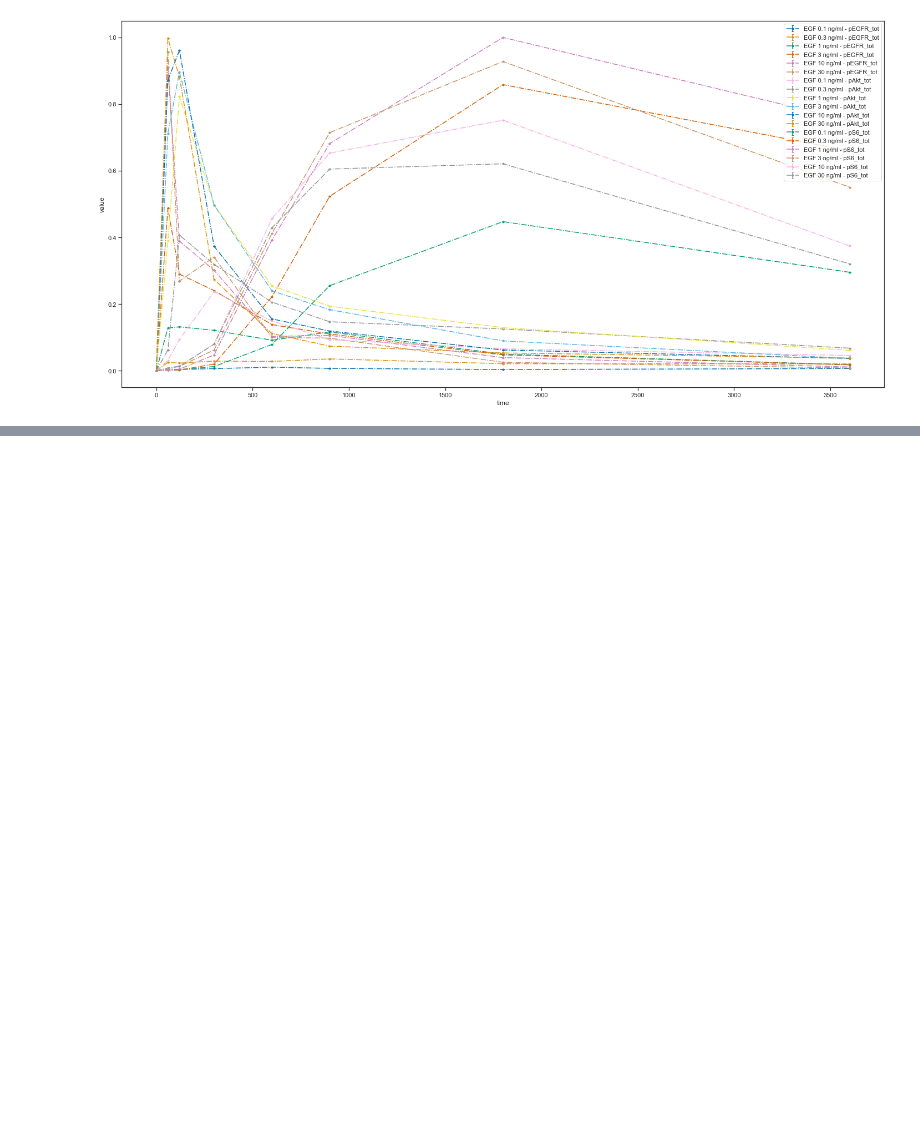
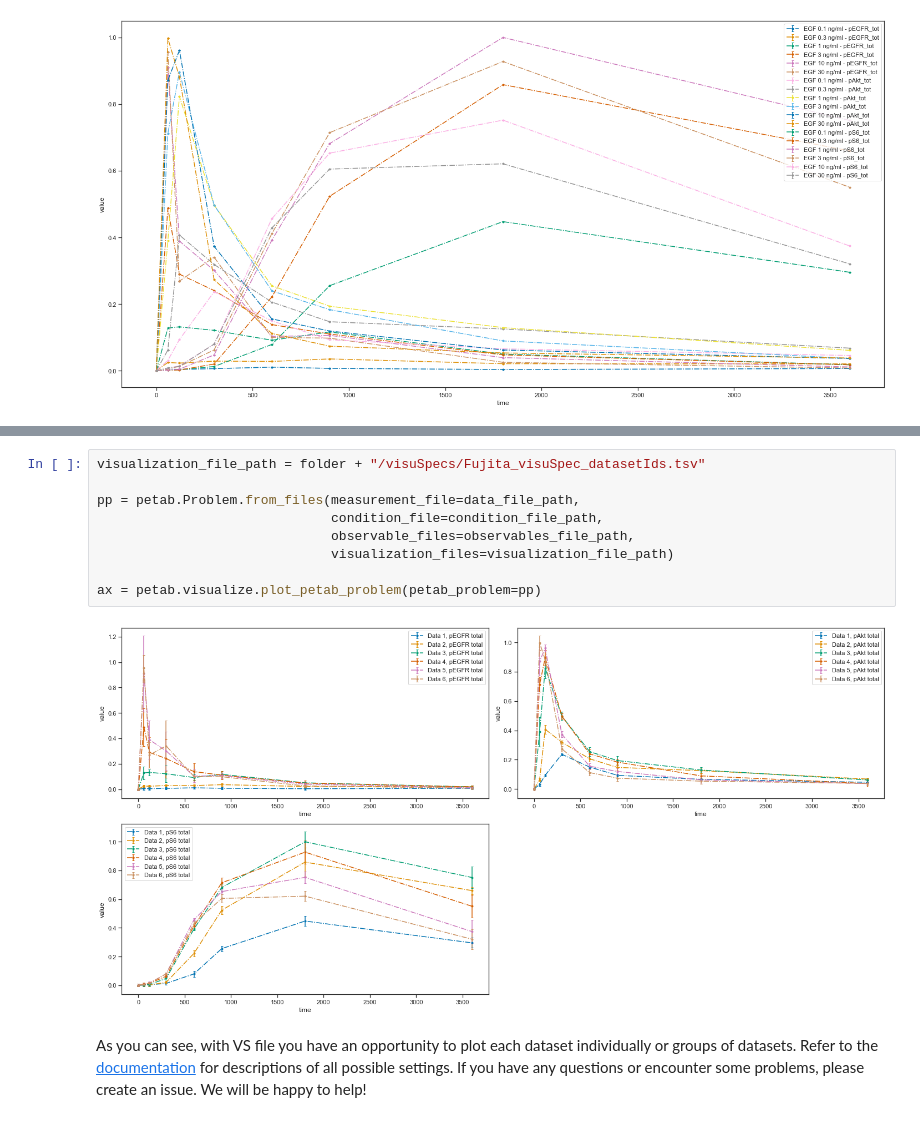
Before and after one commit to PEtab-dev/PEtab, a Jupyter notebook: doc/example/example_visualization_with_visspec.ipynb, the cells around one changed output, grey strips where cells are left out. Cells and saved outputs as stored; diff of their text form; blank space fills up the shorter version.

```diff
--- a/doc/example/example_visualization_with_visspec.ipynb
+++ b/doc/example/example_visualization_with_visspec.ipynb
@@ -80,0 +108,13 @@ ax = petab.visualize.plot_petab_problem(petab_problem=pp)
+# %%
+visualization_file_path = folder + "/visuSpecs/Fujita_visuSpec_datasetIds.tsv"
+
+pp = petab.Problem.from_files(measurement_file=data_file_path,
+                              condition_file=condition_file_path,
+                              observable_files=observables_file_path,
+                              visualization_files=visualization_file_path)
+
+ax = petab.visualize.plot_petab_problem(petab_problem=pp)
+# %% [output]
+[figure, added]
+# %% [markdown]
+As you can see, with VS file you have an opportunity to plot each dataset individually or groups of datasets. Refer to the [documentation](https://github.com/PEtab-dev/PEtab/blob/master/doc/documentation_data_format.md) for descriptions of all possible settings. If you have any questions or encounter some problems, please create an issue. We will be happy to help!
```
Also changed, not shown: parts of 12 cells of this notebook, 5 other files.
